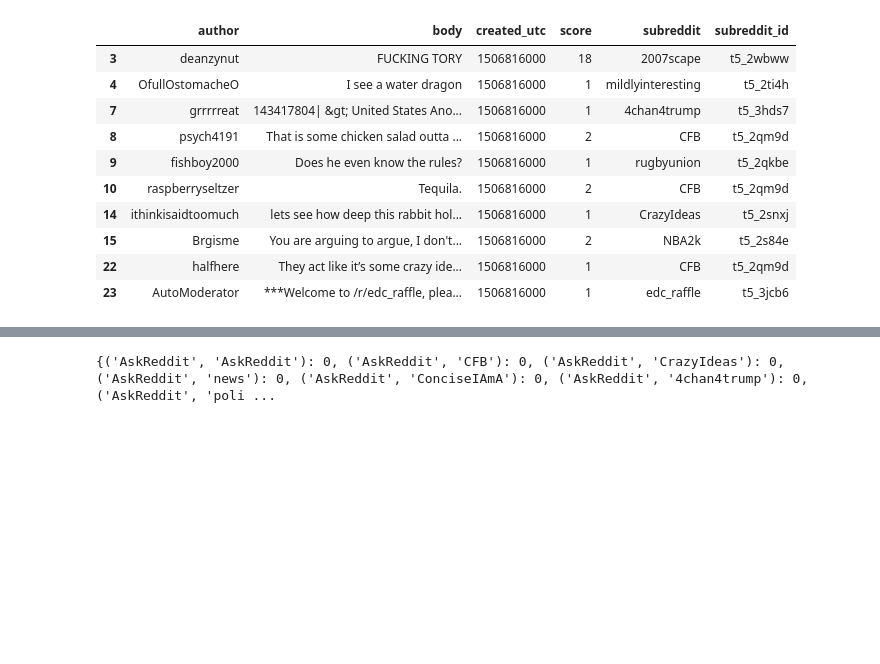
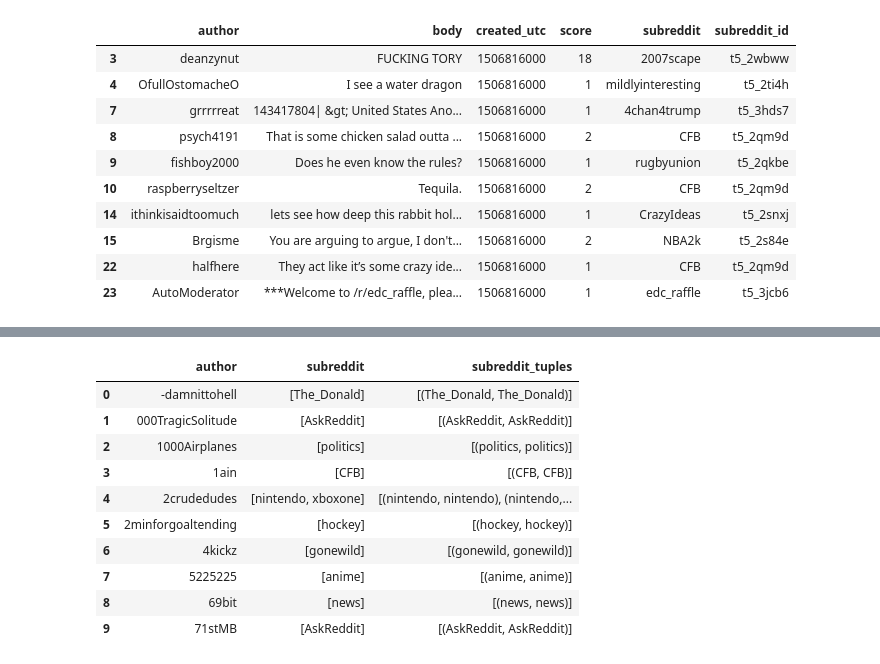
Before and after one commit to kuba-swe/data_eng_project_12, a Jupyter notebook: notebooks/pure_python_test.ipynb, the cells around one changed output, grey strips where cells are left out. Saved outputs shown, nothing was run; the diff lists cells and outputs as text; code cells hidden in the pictures; blank space fills up the shorter version.

```diff
--- a/notebooks/pure_python_test.ipynb
+++ b/notebooks/pure_python_test.ipynb
@@ -123,7 +160,17 @@ df_user_filtered.head(10)
 # %%
-# Step 5: Create matrix with subreddit combinations
+# Step 5.2: Create tuples from all those subreddits
 
-sub_combos = {(sub_1, sub_2): 0 for sub_1 in top_subs for sub_2 in top_subs}
-print(sub_combos)
+df_user_subs["subreddit_tuples"] = df_user_subs["subreddit"].apply(lambda x: [(sub_1, sub_2) for sub_1 in x for sub_2 in x])
+df_user_subs.head(10)
 # %% [output]
-{('AskReddit', 'AskReddit'): 0, ('AskReddit', 'CFB'): 0, ('AskReddit', 'CrazyIdeas'): 0, ('AskReddit', 'news'): 0, ('AskReddit', 'ConciseIAmA'): 0, ('AskReddit', '4chan4trump'): 0, ('AskReddit', 'poli ...
+|  | author | subreddit | subreddit_tuples |
+| 0 | -damnittohell | [The_Donald] | [(The_Donald, The_Donald)] |
+| 1 | 000TragicSolitude | [AskReddit] | [(AskReddit, AskReddit)] |
+| 2 | 1000Airplanes | [politics] | [(politics, politics)] |
+| 3 | 1ain | [CFB] | [(CFB, CFB)] |
+| 4 | 2crudedudes | [nintendo, xboxone] | [(nintendo, nintendo), (nintendo,... |
+| 5 | 2minforgoaltending | [hockey] | [(hockey, hockey)] |
+| 6 | 4kickz | [gonewild] | [(gonewild, gonewild)] |
+| 7 | 5225225 | [anime] | [(anime, anime)] |
+| 8 | 69bit | [news] | [(news, news)] |
+| 9 | 71stMB | [AskReddit] | [(AskReddit, AskReddit)] |
```
Also changed, not shown: parts of 4 cells of this notebook.
